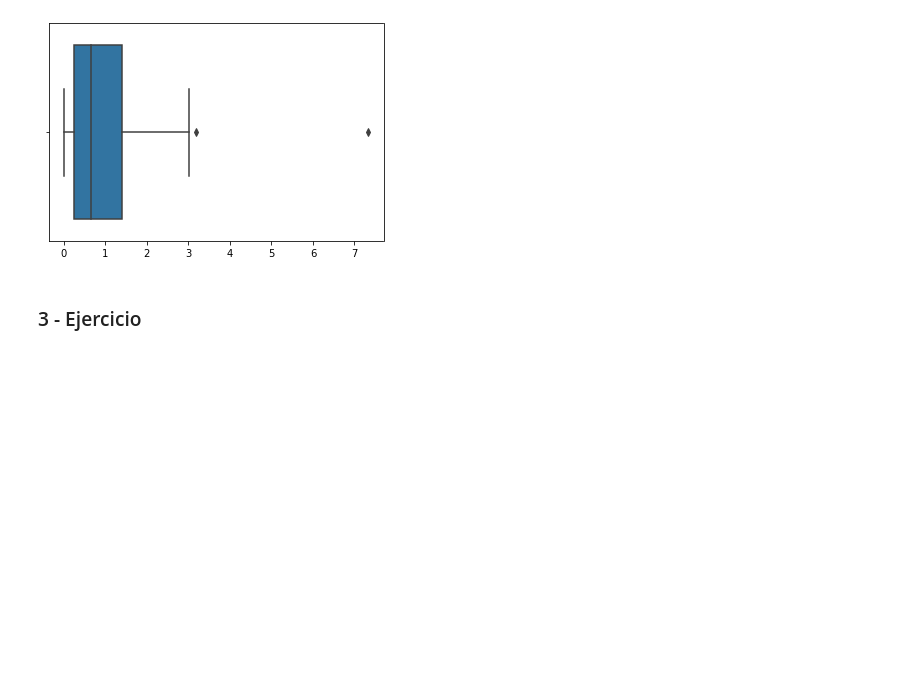
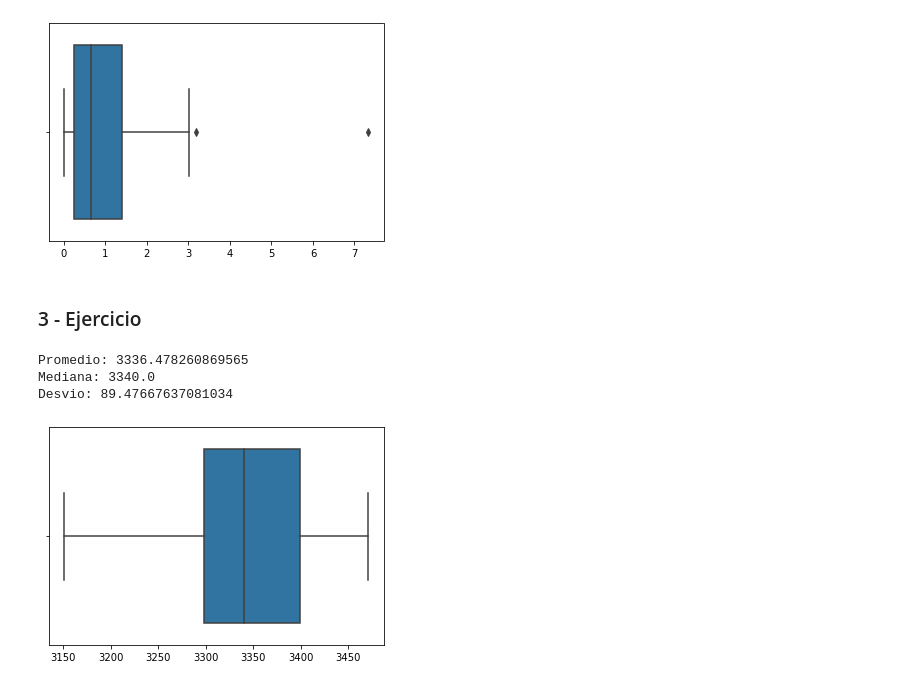
Before and after one commit to hernancontigiani/ceia_addatos, a Jupyter notebook: notebooks/clase2/tp02.ipynb, the cells around one changed output. Saved outputs shown, nothing was run; the diff lists cells and outputs as text; code cells hidden in the pictures; blank space fills up the shorter version.

```diff
--- a/notebooks/clase2/tp02.ipynb
+++ b/notebooks/clase2/tp02.ipynb
@@ -89,3 +89,20 @@ plt.show()
 [figure]
 # %% [markdown]
 ### 3 - Ejercicio
+# %%
+# Amazon stock price (13-Abril -> 13-Mayo)
+# Referencia --> https://www.investing.com/equities/amazon-com-inc-historical-data
+stock_price = np.array([3400, 3333, 3379, 3399, 3372, 3334, 3362, 3309, 3340, 3409, 3417, 3458, 3471, 3467, 3386, 3311, 3270, 3306, 3291, 3190, 3223, 3151, 3161])
+# Las fechas se toman desde el 13 de Abril como el dia 1
+stock_day = np.arange(1, len(stock_price)+1)
+# %%
+print("Promedio:", stock_price.mean())
+print("Mediana:", np.median(stock_price))
+print("Desvio:", stock_price.std())
+sns.boxplot(x=stock_price)
+plt.show()
+# %% [output]
+Promedio: 3336.478260869565
+Mediana: 3340.0
+Desvio: 89.47667637081034
+[figure, added]
```
Also changed, not shown: parts of 12 cells of this notebook, 1 other file.
